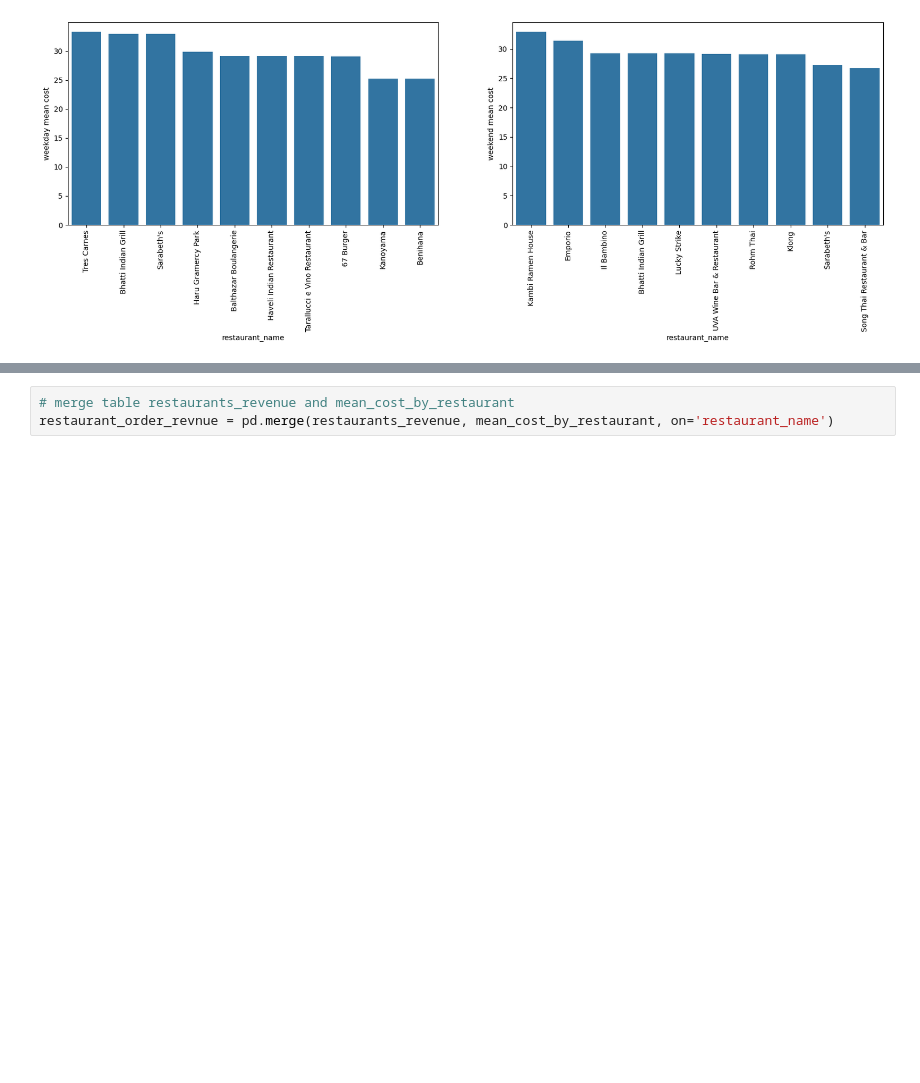
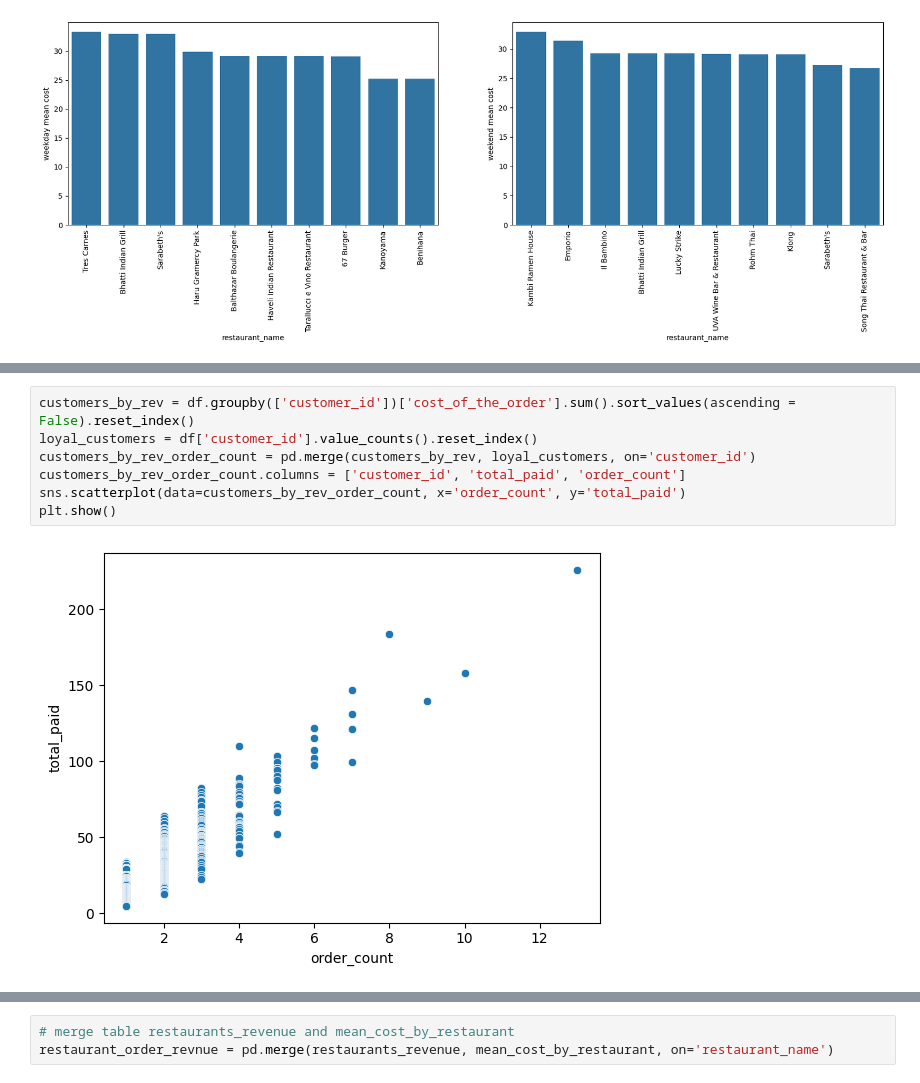
Before and after one commit to sheikhomer/FoodHubDataAnalysis, a Jupyter notebook: Learner_Notebook_Full_Code.ipynb, the cells around one changed output, grey strips where cells are left out. Saved outputs shown, nothing was run; the diff lists cells and outputs as text; blank space fills up the shorter version.

```diff
--- a/Learner_Notebook_Full_Code.ipynb
+++ b/Learner_Notebook_Full_Code.ipynb
@@ -534,0 +596,9 @@ plt.show()
+# %%
+customers_by_rev = df.groupby(['customer_id'])['cost_of_the_order'].sum().sort_values(ascending = False).reset_index()
+loyal_customers = df['customer_id'].value_counts().reset_index()
+customers_by_rev_order_count = pd.merge(customers_by_rev, loyal_customers, on='customer_id')
+customers_by_rev_order_count.columns = ['customer_id', 'total_paid', 'order_count']
+sns.scatterplot(data=customers_by_rev_order_count, x='order_count', y='total_paid')
+plt.show()
+# %% [output]
+[figure, added]
```
Also changed, not shown: parts of 30 cells of this notebook.
